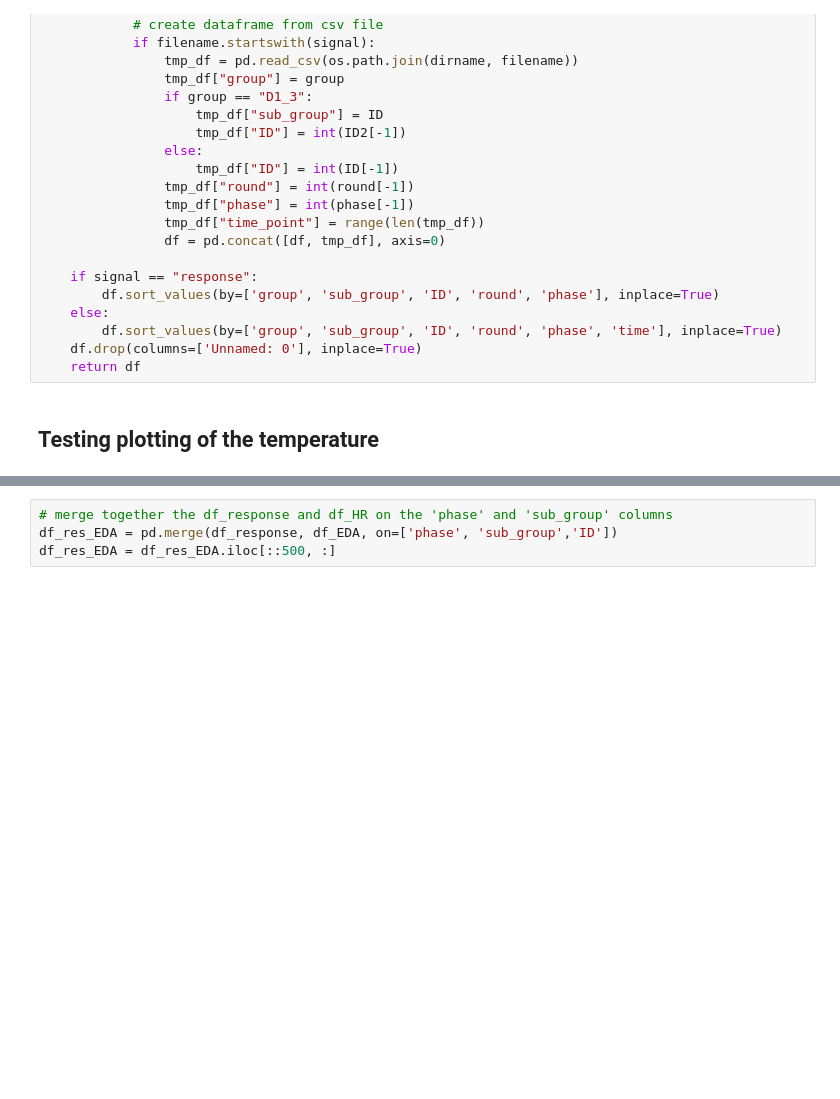
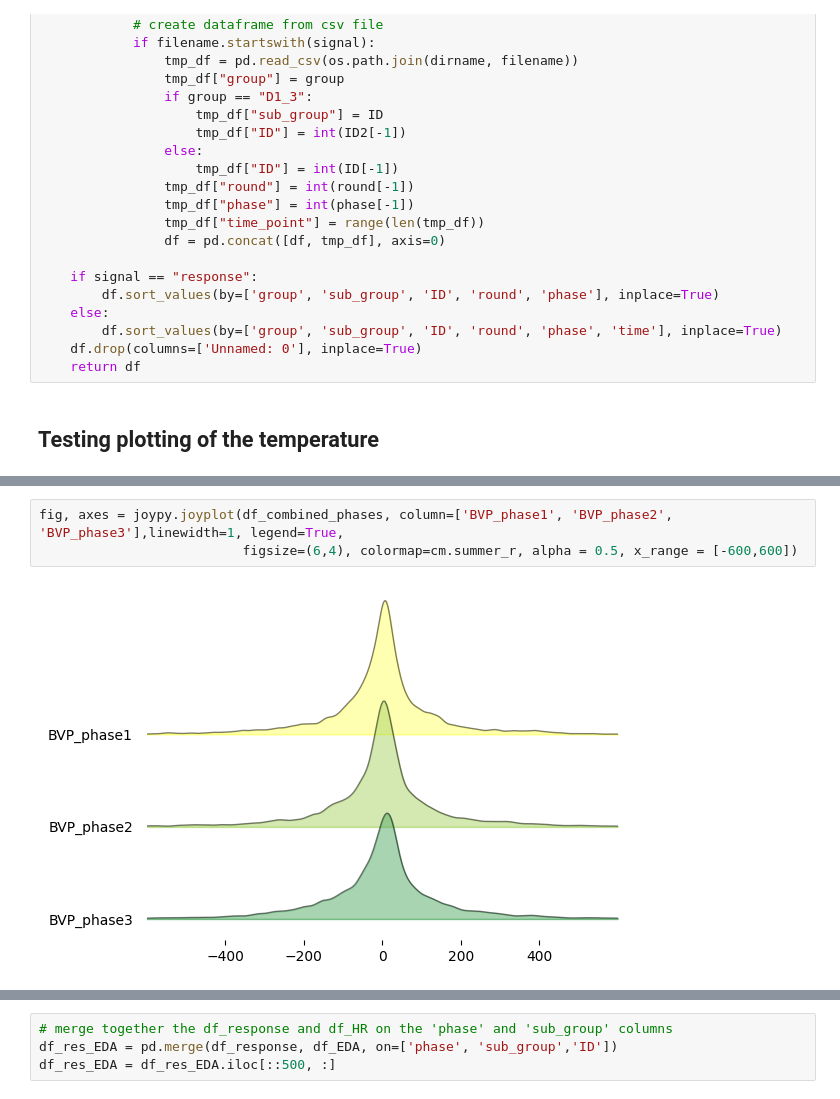
Before and after one commit to s180820/02582-Case2, a Jupyter notebook: response_exploration.ipynb, the cells around one changed output, grey strips where cells are left out. Saved outputs shown, nothing was run; the diff lists cells and outputs as text; blank space fills up the shorter version.

```diff
--- a/response_exploration.ipynb
+++ b/response_exploration.ipynb
@@ -146,0 +218,5 @@ df_response[df_response.index.duplicated()]
+# %%
+fig, axes = joypy.joyplot(df_combined_phases, column=['BVP_phase1', 'BVP_phase2', 'BVP_phase3'],linewidth=1, legend=True,
+                          figsize=(6,4), colormap=cm.summer_r, alpha = 0.5, x_range = [-600,600])
+# %% [output]
+[figure, added]
```
Also changed, not shown: parts of 53 cells of this notebook.
